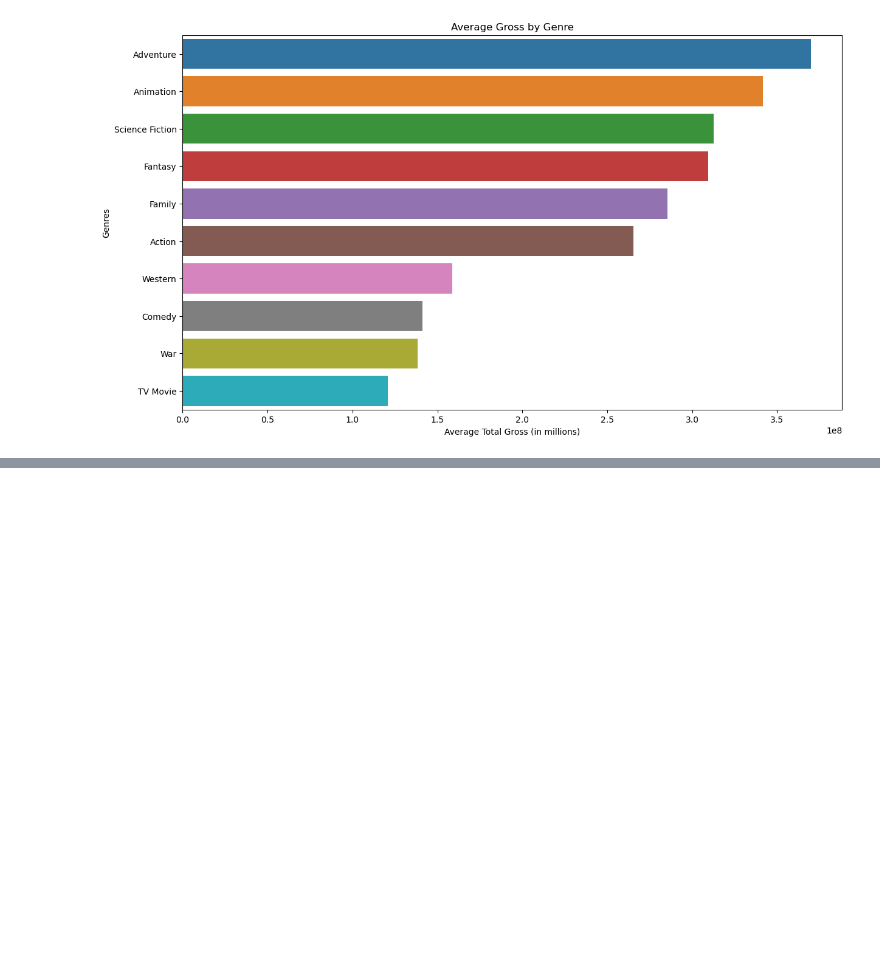
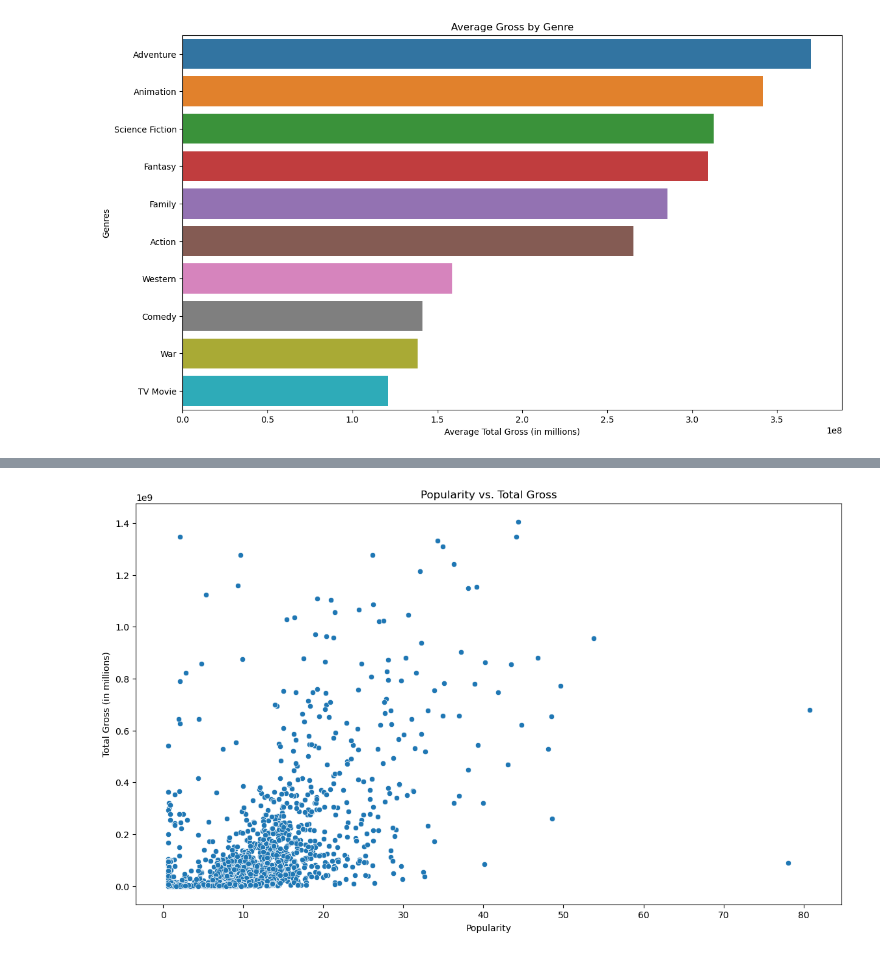
Before and after one commit to cecy84/dsc-phase-1-project-v2-4-master, a Jupyter notebook: student.ipynb, the cells around one changed output, grey strips where cells are left out. Cells and saved outputs as stored; diff of their text form; code cells hidden in the pictures; blank space fills up the shorter version.

```diff
--- a/student.ipynb
+++ b/student.ipynb
@@ -264,0 +290,10 @@ plt.show()
+# %%
+# Scatter plot of popularity vs. total gross
+plt.figure(figsize=(14, 8))
+sns.scatterplot(x='popularity', y='total_gross', data=merged_data)
+plt.title('Popularity vs. Total Gross')
+plt.xlabel('Popularity')
+plt.ylabel('Total Gross (in millions)')
+plt.show()
+# %% [output]
+[figure, added]
```
Also changed, not shown: parts of 3 cells of this notebook.
